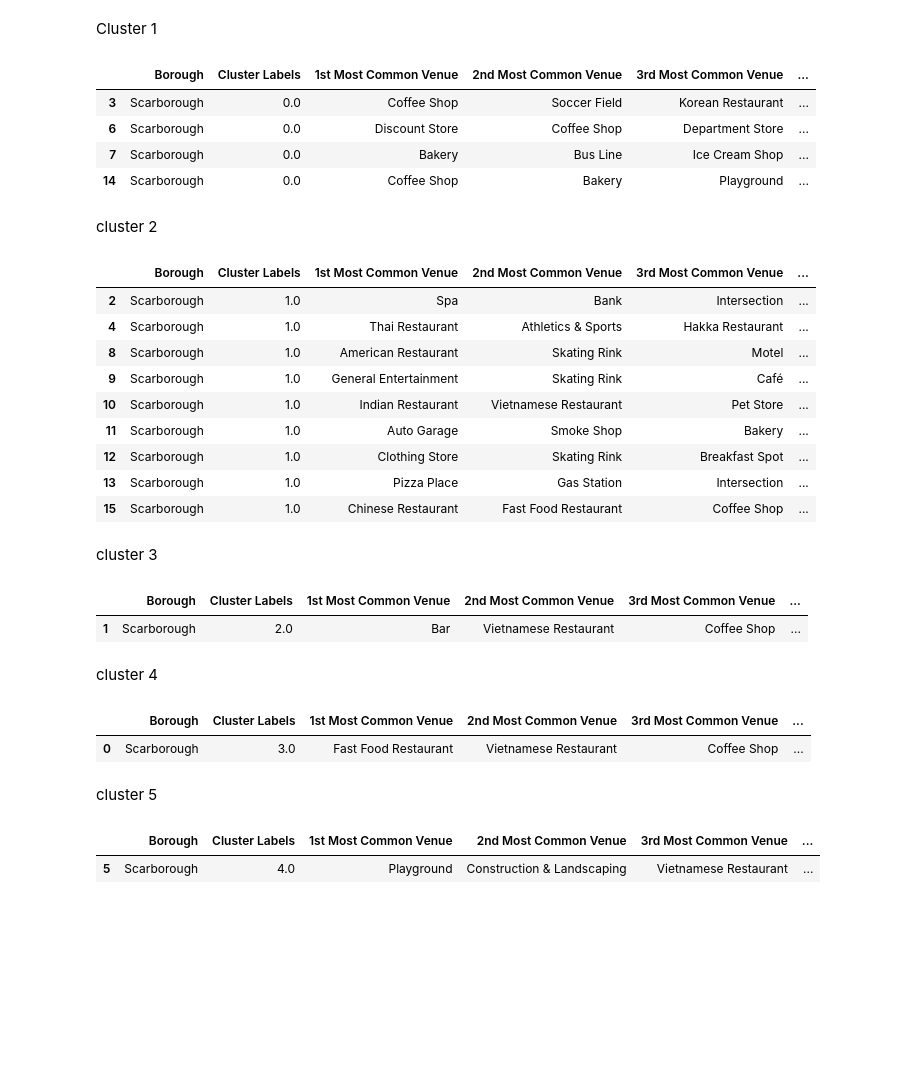
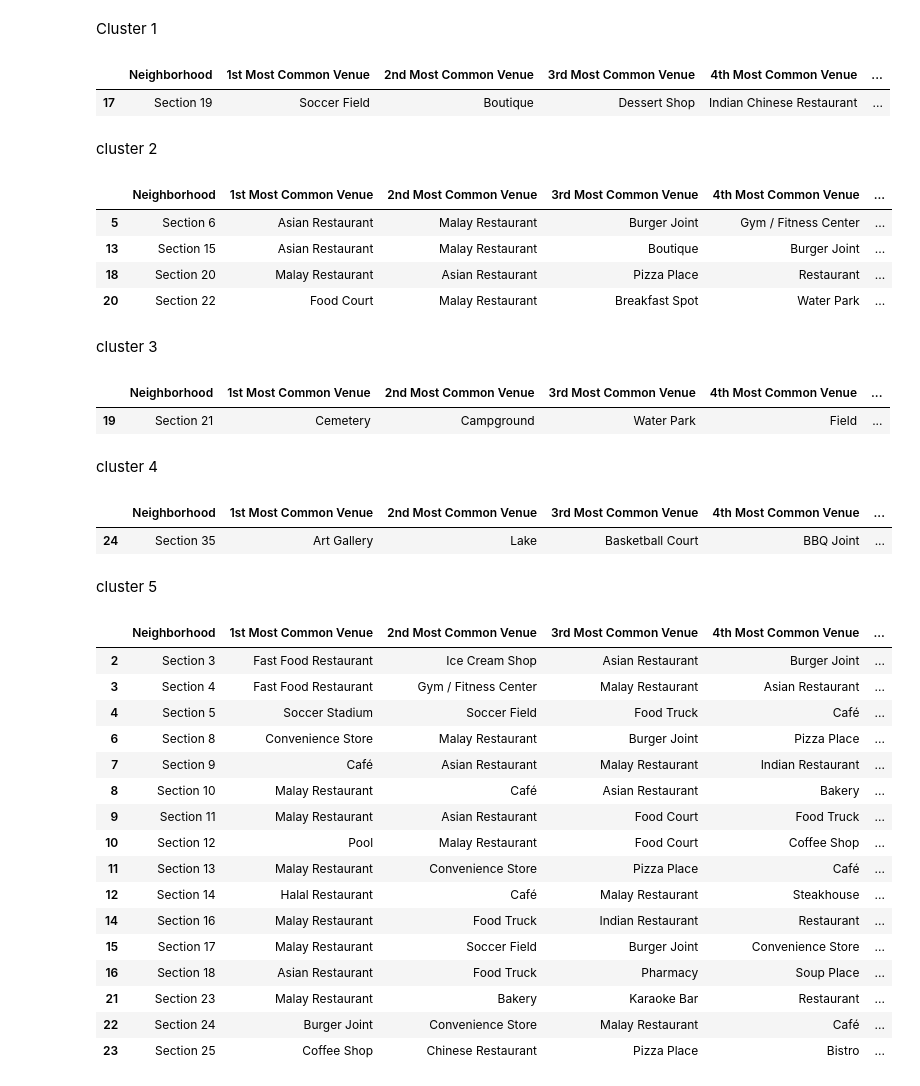
Before and after one commit to anuarmusa/Coursera_Capstone, a Jupyter notebook: Coursera_Capstone_NBv2.ipynb, the cells around one changed output. Cells and saved outputs as stored; diff of their text form; code cells hidden in the pictures; blank space fills up the shorter version.

```diff
--- a/Coursera_Capstone_NBv2.ipynb
+++ b/Coursera_Capstone_NBv2.ipynb
@@ -462,4 +367,4 @@ scarborough_onehot.shape
 # %%
-scarborough_grouped = scarborough_onehot.groupby('Neighborhood').mean().reset_index()
-scarborough_grouped
+ShahAlam_grouped = ShahAlam_onehot.groupby('Neighborhood').mean().reset_index()
+ShahAlam_grouped
 # %% [output]
@@ -541,10 +446,10 @@ for ind in np.arange(num_top_venues):
 
 # create a new dataframe
 neighborhoods_venues_sorted = pd.DataFrame(columns=columns)
-neighborhoods_venues_sorted['Neighborhood'] = scarborough_grouped['Neighborhood']
+neighborhoods_venues_sorted['Neighborhood'] = ShahAlam_grouped['Neighborhood']
 
-for ind in np.arange(scarborough_grouped.shape[0]):
-    neighborhoods_venues_sorted.iloc[ind, 1:] = return_most_common_venues(scarborough_grouped.iloc[ind, :], num_top_venues)
+for ind in np.arange(ShahAlam_grouped.shape[0]):
+    neighborhoods_venues_sorted.iloc[ind, 1:] = return_most_common_venues(ShahAlam_grouped.iloc[ind, :], num_top_venues)
 
 neighborhoods_venues_sorted.head()
 # %% [output]
@@ -558,12 +463,12 @@ neighborhoods_venues_sorted.head()
 <h3>Cluster Neighborhoods<h3>
 # %%
 # set number of clusters
-kclusters = 5
+kclusters = 7
 
-scarborough_grouped_clustering = scarborough_grouped.drop('Neighborhood', 1)
+ShahAlam_grouped_clustering = ShahAlam_grouped.drop('Neighborhood', 1)
 
 # run k-means clustering
-kmeans = KMeans(n_clusters=kclusters, random_state=0).fit(scarborough_grouped_clustering)
+kmeans = KMeans(n_clusters=kclusters, random_state=0).fit(ShahAlam_grouped_clustering)
 
 # check cluster labels generated for each row in the dataframe
 kmeans.labels_[0:10]
@@ -575,8 +480,8 @@ create a new dataframe that includes the cluster as well as the top 10 venues fo
 # add clustering labels
 neighborhoods_venues_sorted.insert(0, 'Cluster Labels', kmeans.labels_)
 
-scarborough_merged = scarborough_data
+ShahAlam_merged = ShahAlam_data
 
 # merge toronto_grouped with toronto_data to add latitude/longitude for each neighborhood
-scarborough_merged = scarborough_merged.join(neighborhoods_venues_sorted.set_index('Neighborhood'), on='Neighborhood')
+ShahAlam_merged = ShahAlam_merged.join(neighborhoods_venues_sorted.set_index('Neighborhood'), on='Neighborhood')
 # %%
@@ -623,46 +528,53 @@ map_clusters
 # %% [markdown]
 Cluster 1
 # %%
-scarborough_merged.loc[scarborough_merged['Cluster Labels'] == 0, scarborough_merged.columns[[1] + list(range(5, scarborough_merged.shape[1]))]]
+ShahAlam_merged.loc[ShahAlam_merged['Cluster Labels'] == 0, ShahAlam_merged.columns[[1] + list(range(5, ShahAlam_merged.shape[1]))]]
 # %% [output]
-|  | Borough | Cluster Labels | 1st Most Common Venue | 2nd Most Common Venue | 3rd Most Common Venue | ... |
-| 3 | Scarborough | 0.0 | Coffee Shop | Soccer Field | Korean Restaurant | ... |
-| 6 | Scarborough | 0.0 | Discount Store | Coffee Shop | Department Store | ... |
-| 7 | Scarborough | 0.0 | Bakery | Bus Line | Ice Cream Shop | ... |
-| 14 | Scarborough | 0.0 | Coffee Shop | Bakery | Playground | ... |
+|  | Neighborhood | 1st Most Common Venue | 2nd Most Common Venue | 3rd Most Common Venue | 4th Most Common Venue | ... |
+| 17 | Section 19 | Soccer Field | Boutique | Dessert Shop | Indian Chinese Restaurant | ... |
 # %% [markdown]
 cluster 2
 # %%
-scarborough_merged.loc[scarborough_merged['Cluster Labels'] == 1, scarborough_merged.columns[[1] + list(range(5, scarborough_merged.shape[1]))]]
+ShahAlam_merged.loc[ShahAlam_merged['Cluster Labels'] == 1, ShahAlam_merged.columns[[1] + list(range(5, ShahAlam_merged.shape[1]))]]
 # %% [output]
-|  | Borough | Cluster Labels | 1st Most Common Venue | 2nd Most Common Venue | 3rd Most Common Venue | ... |
-| 2 | Scarborough | 1.0 | Spa | Bank | Intersection | ... |
-| 4 | Scarborough | 1.0 | Thai Restaurant | Athletics & Sports | Hakka Restaurant | ... |
-| 8 | Scarborough | 1.0 | American Restaurant | Skating Rink | Motel | ... |
-| 9 | Scarborough | 1.0 | General Entertainment | Skating Rink | Café | ... |
-| 10 | Scarborough | 1.0 | Indian Restaurant | Vietnamese Restaurant | Pet Store | ... |
-| 11 | Scarborough | 1.0 | Auto Garage | Smoke Shop | Bakery | ... |
-| 12 | Scarborough | 1.0 | Clothing Store | Skating Rink | Breakfast Spot | ... |
-| 13 | Scarborough | 1.0 | Pizza Place | Gas Station | Intersection | ... |
-| 15 | Scarborough | 1.0 | Chinese Restaurant | Fast Food Restaurant | Coffee Shop | ... |
+|  | Neighborhood | 1st Most Common Venue | 2nd Most Common Venue | 3rd Most Common Venue | 4th Most Common Venue | ... |
+| 5 | Section 6 | Asian Restaurant | Malay Restaurant | Burger Joint | Gym / Fitness Center | ... |
+| 13 | Section 15 | Asian Restaurant | Malay Restaurant | Boutique | Burger Joint | ... |
+| 18 | Section 20 | Malay Restaurant | Asian Restaurant | Pizza Place | Restaurant | ... |
+| 20 | Section 22 | Food Court | Malay Restaurant | Breakfast Spot | Water Park | ... |
 # %% [markdown]
 cluster 3
 # %%
-scarborough_merged.loc[scarborough_merged['Cluster Labels'] == 2, scarborough_merged.columns[[1] + list(range(5, scarborough_merged.shape[1]))]]
+ShahAlam_merged.loc[ShahAlam_merged['Cluster Labels'] == 2, ShahAlam_merged.columns[[1] + list(range(5, ShahAlam_merged.shape[1]))]]
 # %% [output]
-|  | Borough | Cluster Labels | 1st Most Common Venue | 2nd Most Common Venue | 3rd Most Common Venue | ... |
-| 1 | Scarborough | 2.0 | Bar | Vietnamese Restaurant | Coffee Shop | ... |
+|  | Neighborhood | 1st Most Common Venue | 2nd Most Common Venue | 3rd Most Common Venue | 4th Most Common Venue | ... |
+| 19 | Section 21 | Cemetery | Campground | Water Park | Field | ... |
 # %% [markdown]
 cluster 4
 # %%
-scarborough_merged.loc[scarborough_merged['Cluster Labels'] == 3, scarborough_merged.columns[[1] + list(range(5, scarborough_merged.shape[1]))]]
+ShahAlam_merged.loc[ShahAlam_merged['Cluster Labels'] == 3, ShahAlam_merged.columns[[1] + list(range(5, ShahAlam_merged.shape[1]))]]
 # %% [output]
-|  | Borough | Cluster Labels | 1st Most Common Venue | 2nd Most Common Venue | 3rd Most Common Venue | ... |
-| 0 | Scarborough | 3.0 | Fast Food Restaurant | Vietnamese Restaurant | Coffee Shop | ... |
+|  | Neighborhood | 1st Most Common Venue | 2nd Most Common Venue | 3rd Most Common Venue | 4th Most Common Venue | ... |
+| 24 | Section 35 | Art Gallery | Lake | Basketball Court | BBQ Joint | ... |
 # %% [markdown]
 cluster 5
 # %%
-scarborough_merged.loc[scarborough_merged['Cluster Labels'] == 4, scarborough_merged.columns[[1] + list(range(5, scarborough_merged.shape[1]))]]
+ShahAlam_merged.loc[ShahAlam_merged['Cluster Labels'] == 4, ShahAlam_merged.columns[[1] + list(range(5, ShahAlam_merged.shape[1]))]]
 # %% [output]
-|  | Borough | Cluster Labels | 1st Most Common Venue | 2nd Most Common Venue | 3rd Most Common Venue | ... |
-| 5 | Scarborough | 4.0 | Playground | Construction & Landscaping | Vietnamese Restaurant | ... |
+|  | Neighborhood | 1st Most Common Venue | 2nd Most Common Venue | 3rd Most Common Venue | 4th Most Common Venue | ... |
+| 2 | Section 3 | Fast Food Restaurant | Ice Cream Shop | Asian Restaurant | Burger Joint | ... |
+| 3 | Section 4 | Fast Food Restaurant | Gym / Fitness Center | Malay Restaurant | Asian Restaurant | ... |
+| 4 | Section 5 | Soccer Stadium | Soccer Field | Food Truck | Café | ... |
+| 6 | Section 8 | Convenience Store | Malay Restaurant | Burger Joint | Pizza Place | ... |
+| 7 | Section 9 | Café | Asian Restaurant | Malay Restaurant | Indian Restaurant | ... |
+| 8 | Section 10 | Malay Restaurant | Café | Asian Restaurant | Bakery | ... |
+| 9 | Section 11 | Malay Restaurant | Asian Restaurant | Food Court | Food Truck | ... |
+| 10 | Section 12 | Pool | Malay Restaurant | Food Court | Coffee Shop | ... |
+| 11 | Section 13 | Malay Restaurant | Convenience Store | Pizza Place | Café | ... |
+| 12 | Section 14 | Halal Restaurant | Café | Malay Restaurant | Steakhouse | ... |
+| 14 | Section 16 | Malay Restaurant | Food Truck | Indian Restaurant | Restaurant | ... |
+| 15 | Section 17 | Malay Restaurant | Soccer Field | Burger Joint | Convenience Store | ... |
+| 16 | Section 18 | Asian Restaurant | Food Truck | Pharmacy | Soup Place | ... |
+| 21 | Section 23 | Malay Restaurant | Bakery | Karaoke Bar | Restaurant | ... |
+| 22 | Section 24 | Burger Joint | Convenience Store | Malay Restaurant | Café | ... |
+| 23 | Section 25 | Coffee Shop | Chinese Restaurant | Pizza Place | Bistro | ... |
```
Also changed, not shown: parts of 64 cells of this notebook.
